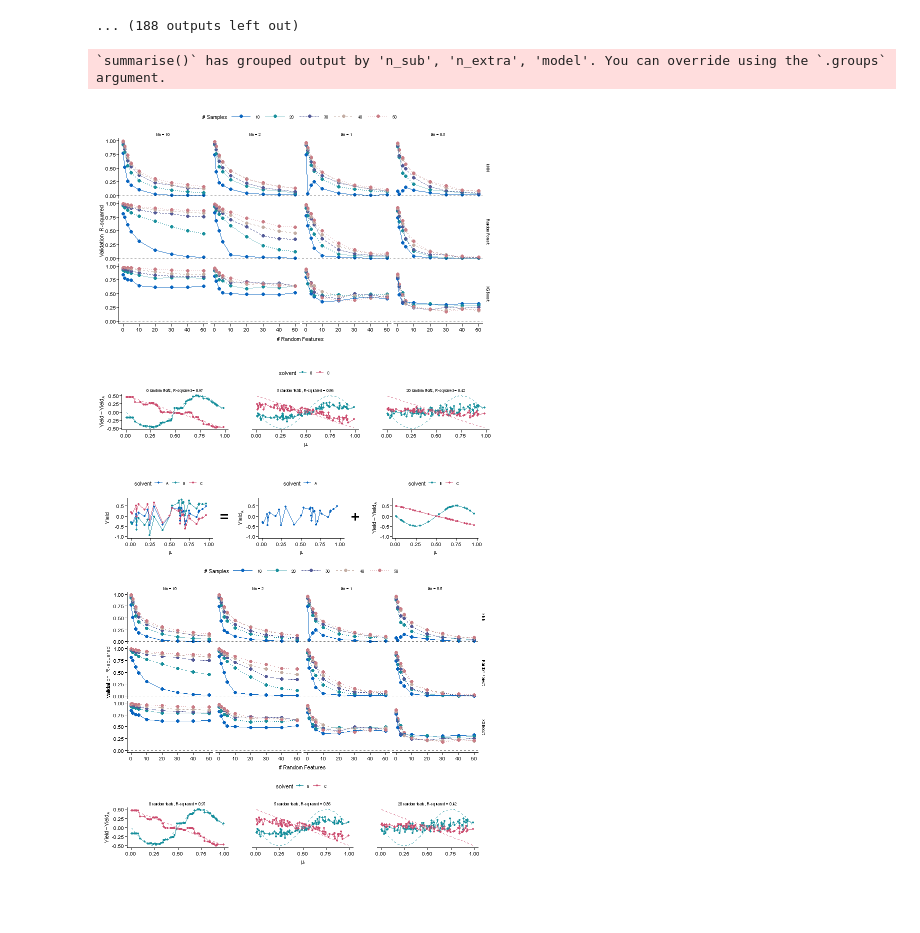
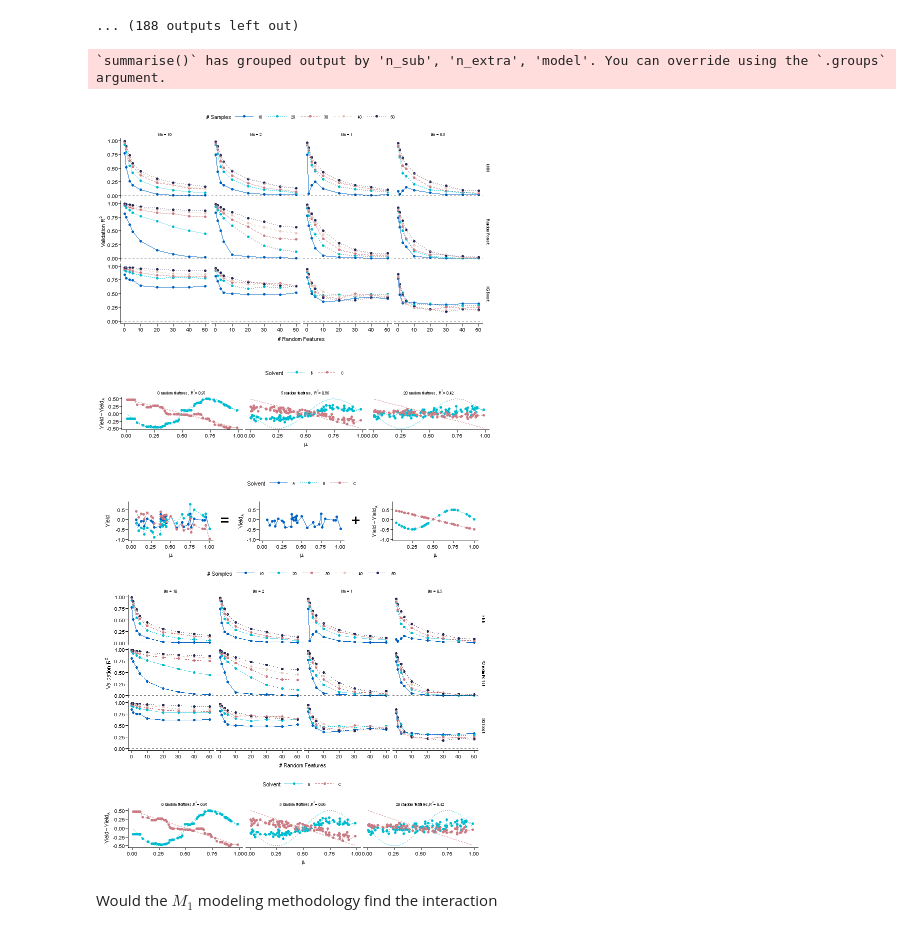
Before and after one commit to doyle-lab-ucla/deoxyfluorination_modeling, a Jupyter notebook: notebooks/Simulation-HTE-R.ipynb, the cells around one changed output. Drawn from its saved outputs; the diff is of its cells as text; code cells hidden in the pictures; blank space fills up the shorter version.

Commit message:
added a section on modeling a simulated scenario with emmeans

```diff
--- a/notebooks/Simulation-HTE-R.ipynb
+++ b/notebooks/Simulation-HTE-R.ipynb
@@ -5,6 +7,7 @@ library(caret)
 library(ggprism)
 library(gtools)
 library(patchwork)
+library(scales)
 
 # parallel registration
 library(doParallel)
@@ -12,8 +15,8 @@ cl <- makePSOCKcluster(detectCores() - 1)
 registerDoParallel(cl)
 
 ## select some colours from a palette
-agd_palette = c("#0864BF", "#188F9C", "#525996",
-                "#C3ADA3", "#CA7D86", "#CC4E70", "#A9A9A9")
+agd_palette <- c("#0063C3", "#00BCD0", "#CB7C85", "#E8C9BB", "#252A5A",
+                  "#7D2C42", "#A9A9A9")
 # %%
 # Analytical function to model
 func <- function(x) sin(2 * 3.14 * x - 3.14)
@@ -287,7 +296,7 @@ options(repr.plot.width = 6.6, repr.plot.height = 4)
 
 p <- ggplot(results_summary, aes(x = n_extra)) +
 
-geom_point(aes(y = mu, color = n_sub),
+geom_point(aes(y = mu, color = n_sub), size = 1,
  position = position_dodge(width = 0)) +
 geom_line(aes(y = mu, color = n_sub, linetype = n_sub)) +
 geom_hline(yintercept = 0, linetype = 2, alpha = 0.5) +
@@ -302,15 +311,20 @@ theme(legend.position = "top", legend.title = element_text(),
 scale_color_manual(values = agd_palette) +
 
 labs(x = "# Random Features",
- y = paste("Validation ", expression("R-squared")),
+ y = expression(paste("Validation ", R^2, sep = " ")),
  color = "# Samples", linetype = "# Samples") +
-theme(legend.key.width = unit(2, "line")) +
+theme(legend.key.width = unit(1.9, "line")) +
 theme(strip.text.y = element_text(vjust = 2))
 
 p
+
+ggsave("../doexyF_paper/plots/simulation_B.png",
+ p, width = 6.6, height = (4 / 6) * 6.76, dpi = 600)
+ggsave("../doexyF_paper/plots/simulation_B.svg",
+ p, width = 6.6, height = (4 / 6) * 6.76)
 # %% [output]
 `summarise()` has grouped output by 'n_sub', 'n_extra', 'model'. You can override using the `.groups` argument.
-[figure, old version]
+[figure, new version]
 # %%
 # select an individual point for plotting further
 t_i <- tot_tr %>%
@@ -318,56 +332,72 @@ t_i <- tot_tr %>%
 v_i <- tot_val %>%
  filter(n_sub == 30, ratio == 0.5, repetition == 3)
 # %%
+labeller <- c(expression(paste("0 random features,  ", R^2, "= 0.97", sep = " ")),
+            "1 random features",
+            "3 random features",
+            expression(paste("5 random features,  ", R^2, "= 0.86", sep = " ")),
+            "10 random features",
+            expression(paste("20 random features,  ", R^2, "= 0.42", sep = " ")),
+            "30 random features",
+            "40 random features",
+            "50 random features"
+            )
+
 preds <- v_i %>%
     pivot_wider(id_cols = c(var, n_extra),
     values_from = pred.rf, names_from = cond) %>%
     mutate("B" = B - A, "c-a" = C - A) %>%
     select(var, "B", "C", n_extra) %>%
-    pivot_longer(cols = c("B", "C"))
+    pivot_longer(cols = c("B", "C")) %>%
+    mutate(n_extra_lab = factor(n_extra,
+                            levels = c(0, 1, 3, 5, 10, 20, 30, 40, 50),
+                            labels = labeller)
+                            )
 
 targets <- v_i %>%
     pivot_wider(id_cols = c(var, n_extra),
      values_from = target, names_from = cond) %>%
     mutate("B" = B - A, "C" = C - A) %>%
     select(var, "B", "C", n_extra) %>%
     pivot_longer(cols = c("B", "C"))
 
 options(repr.plot.width = 6.6, repr.plot.height = 1.5)
 
 
-labeller <- c("0" = "0 random feats, R-squared = 0.97",
-            "1" = "1 random feats",
-            "3" = "3 random feats",
-            "5" = "5 random feats, R-squared = 0.86",
-            "10" = "10 random feats",
-            "20" = "20 random feats, R-squared = 0.42",
-            "30" = "30 random feats",
-            "40" = "40 random feats",
-            "50" = "50 random feats"
-            )
-
-
 p4 <- ggplot(preds %>% filter(n_extra %in% c(0, 5, 20)),
  aes(x = var, y = value, color = name)) +
-geom_point(size = 0.9) +
-geom_line() +
+geom_point(size = 1) +
+geom_line(aes(linetype = name)) +
 geom_line(data = targets %>% filter(n_extra %in% c(0, 5, 20)),
- aes(x = var, y = value, color = name), linetype = 2, alpha = 0.9) +
-labs(x = expression(mu), y = expression(Yield - Yield[A]), color = "solvent") +
-facet_wrap(. ~ n_extra, labeller = as_labeller(labeller)) +
+ aes(x = var, y = value, color = name, linetype = name), alpha = 0.9) +
+labs(x = expression(mu), y = expression(Yield - Yield[A]),
+     color = "Solvent", linetype = "Solvent") +
+facet_wrap(. ~ n_extra_lab, labeller = label_parsed) +
 theme_prism(base_size = 6.3) +
 theme(legend.position = "top", legend.title = element_text(),
       text = element_text(face = "plain", family = "sans")) +
-theme(panel.spacing = unit(2, "lines")) +
-scale_color_manual(values = agd_palette[c(2, 6)])
+#theme(panel.spacing = unit(2, "lines")) +
+theme(legend.key.width = unit(1.9, "line")) +
+scale_color_manual(values = agd_palette[c(2, 3)]) +
+scale_linetype_manual(values = linetype_pal()(3)[c(2, 3)])
 
 p4
+
+ggsave("../doexyF_paper/plots/simulation_C.png",
+ p4, width = 6.6, height = (1 / 4) * 6.76, dpi = 600)
+ggsave("../doexyF_paper/plots/simulation_C.svg",
+ p4, width = 6.6, height = (1 / 4) * 6.76)
 # %% [output]
-[figure, old version]
+[figure, new version]
 # %%
 options(repr.plot.width = 6.6, repr.plot.height = 6.76)
 
 pf1 / p / p4 +
 plot_layout(heights = c(1, 4, 1))
+
+ggsave("../doexyF_paper/plots/simulation.png",
+ width = 6.6, height = 6.76, dpi = 600)
+ggsave("../doexyF_paper/plots/simulation.svg",
+ width = 6.6, height = 6.76)
 # %% [output]
-[figure, old version]
+[figure, new version]
@@ -389,0 +404,2 @@ ggsave("../doexyF_paper/plots/simulation_C.svg",
+# %% [markdown]
+Would the $M_1$ modeling methodology find the interaction
```
Also changed, not shown: parts of 11 cells of this notebook.
